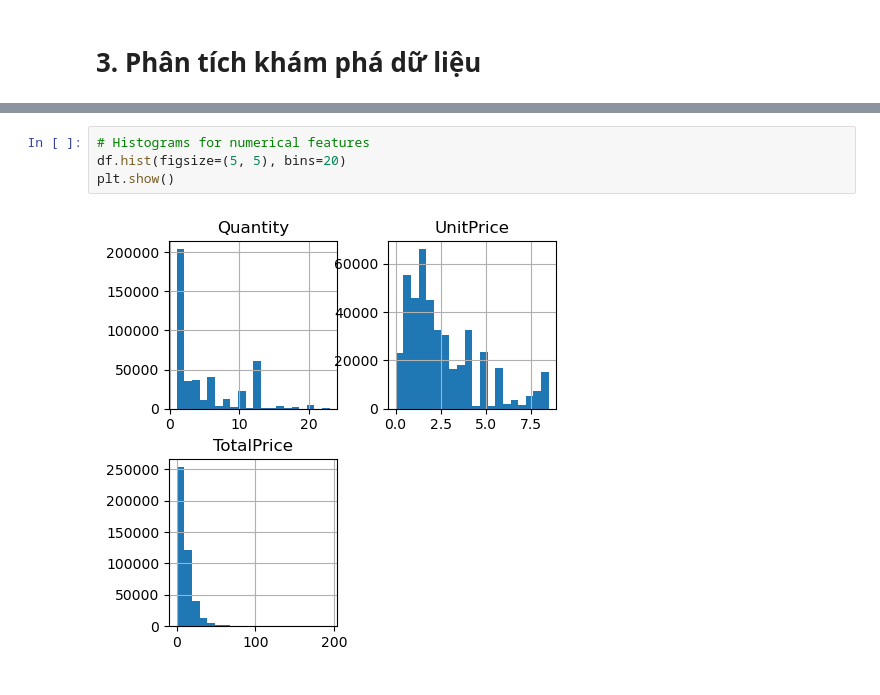
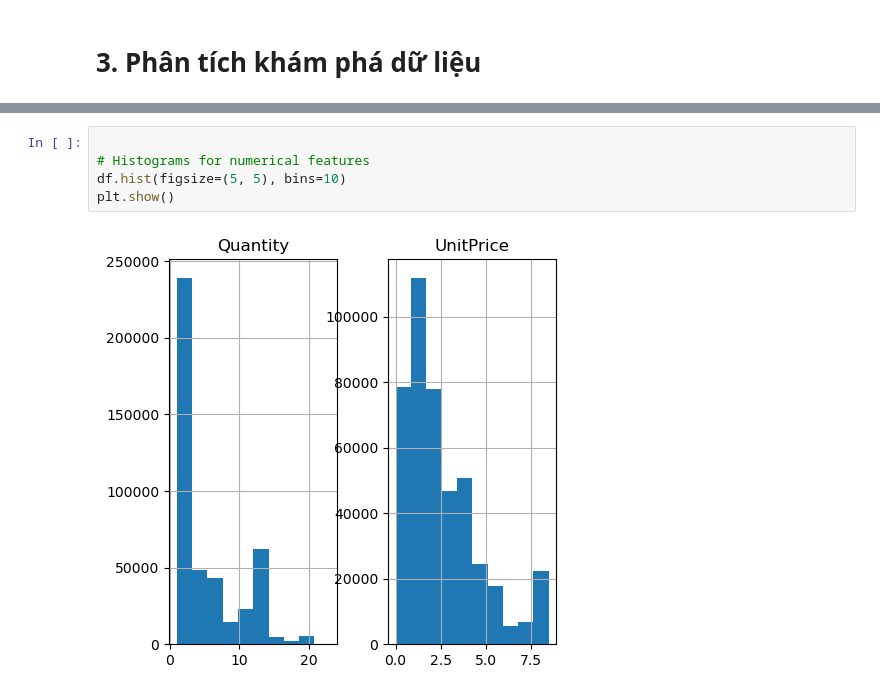
Before and after one commit to Hoang-Nghia-Duc/Hoang-Nghia-Duc-Association-Rule, a Jupyter notebook: GR8_AR.ipynb, the cells around one changed output, grey strips where cells are left out. Saved outputs shown, nothing was run; the diff lists cells and outputs as text.

```diff
--- a/GR8_AR.ipynb
+++ b/GR8_AR.ipynb
@@ -118,7 +197,8 @@ df.describe()
 # %%
+
 # Histograms for numerical features
-df.hist(figsize=(5, 5), bins=20)
+df.hist(figsize=(5, 5), bins=10)
 plt.show()
 # %% [output]
-[figure, old version]
+[figure, new version]
 # %%
```
Also changed, not shown: parts of 33 cells of this notebook.
